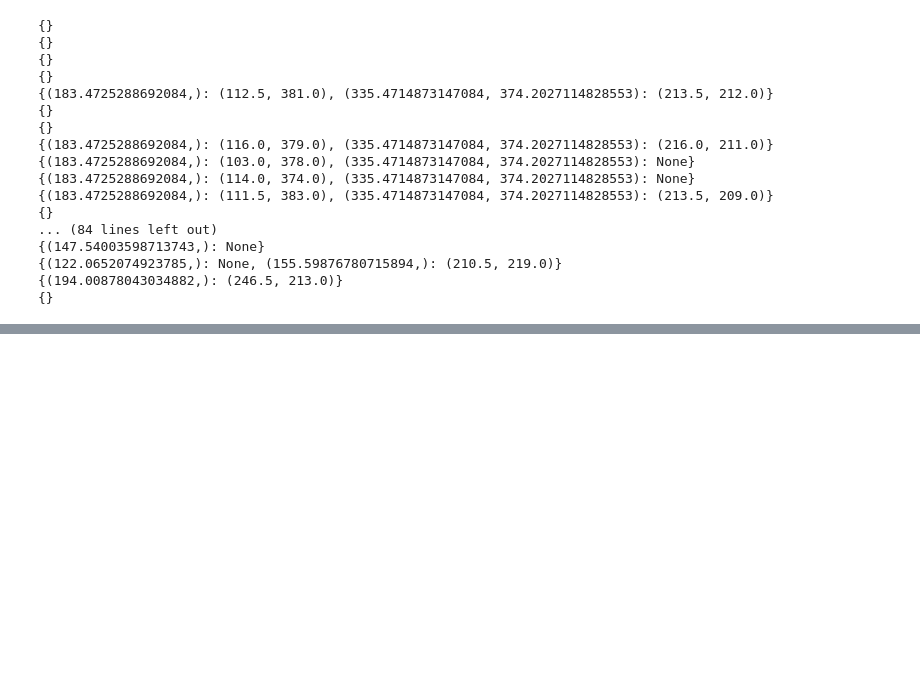
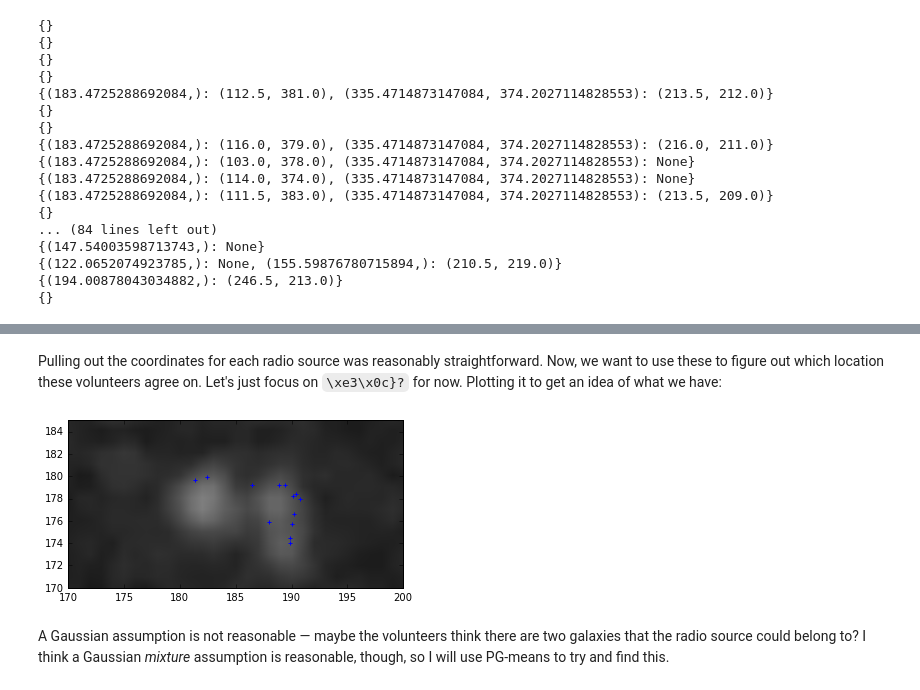
Before and after one commit to chengsoonong/crowdastro, a Jupyter notebook: notebooks/12_labels.ipynb, the cells around one changed output, grey strips where cells are left out. Cells and saved outputs as stored; diff of their text form; code cells hidden in the pictures; blank space fills up the shorter version.

```diff
--- a/notebooks/12_labels.ipynb
+++ b/notebooks/12_labels.ipynb
@@ -140,0 +147,17 @@ Given these simplified
+# %%
+conn = sqlite3.connect('../crowdastro-data/processed.db')
+conn.row_factory = sqlite3.Row
+cur = conn.cursor()
+
+classifications = list(cur.execute('SELECT full_radio_signature, part_radio_signature, source_x, source_y '
+                                   'FROM classifications WHERE subject_id=?', [str(subject['_id'])]))
+frs_counter = collections.Counter([c['full_radio_signature'] for c in classifications])
+most_common_frs = frs_counter.most_common(1)[0][0]
+radio_consensus_classifications = collections.defaultdict(list)
+
+for classification in classifications:
+    if classification['full_radio_signature'] == most_common_frs:
+        radio_consensus_classifications[classification['part_radio_signature']].append((classification['source_x'],
+                                                                                        classification['source_y']))
+
+conn.close()
@@ -140,0 +184,15 @@ Given these simplified
+# %% [markdown]
+Pulling out the coordinates for each radio source was reasonably straightforward. Now, we want to use these to figure out which location these volunteers agree on. Let's just focus on `\xe3\x0c}?` for now. Plotting it to get an idea of what we have:
+# %%
+crowdastro.show.ir(subject)
+xs = [a[0] * crowdastro.config.get('click_to_fits_x') for a in radio_consensus_classifications[b'\xe3\x0c}?']]
+ys = [crowdastro.config.get('fits_image_height') - a[1] * crowdastro.config.get('click_to_fits_y')
+      for a in radio_consensus_classifications[b'\xe3\x0c}?']]
+matplotlib.pyplot.xlim((170, 200))
+matplotlib.pyplot.ylim((170, 185))
+matplotlib.pyplot.scatter(xs, ys, marker='+')
+matplotlib.pyplot.show()
+# %% [output]
+[figure, added]
+# %% [markdown]
+A Gaussian assumption is not reasonable &mdash; maybe the volunteers think there are two galaxies that the radio source could belong to? I think a Gaussian *mixture* assumption is reasonable, though, so I will use PG-means to try and find this.
```
Also changed, not shown: parts of 15 cells of this notebook, 3 other files.
